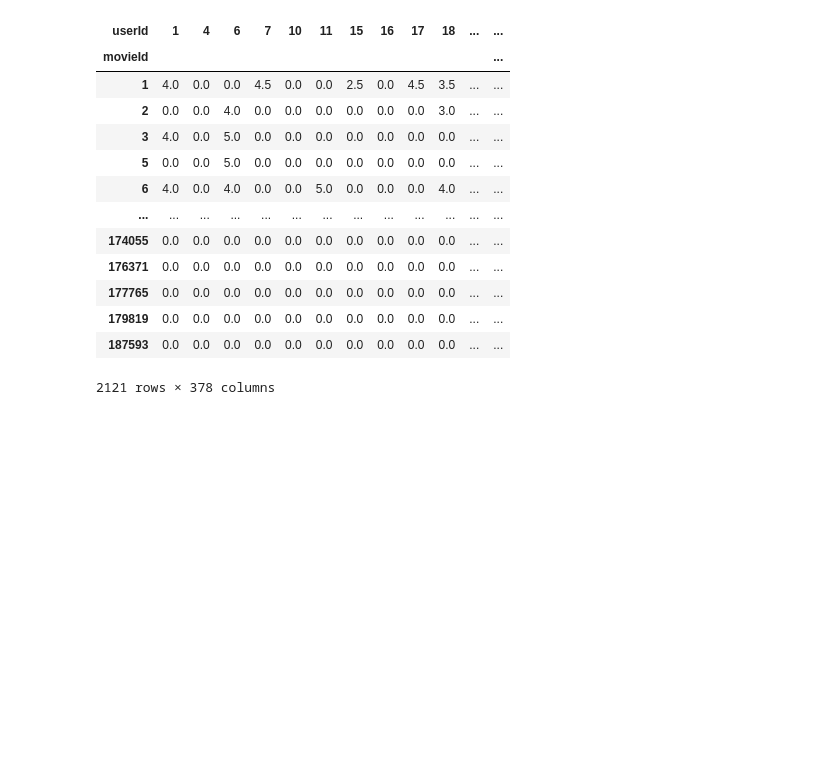
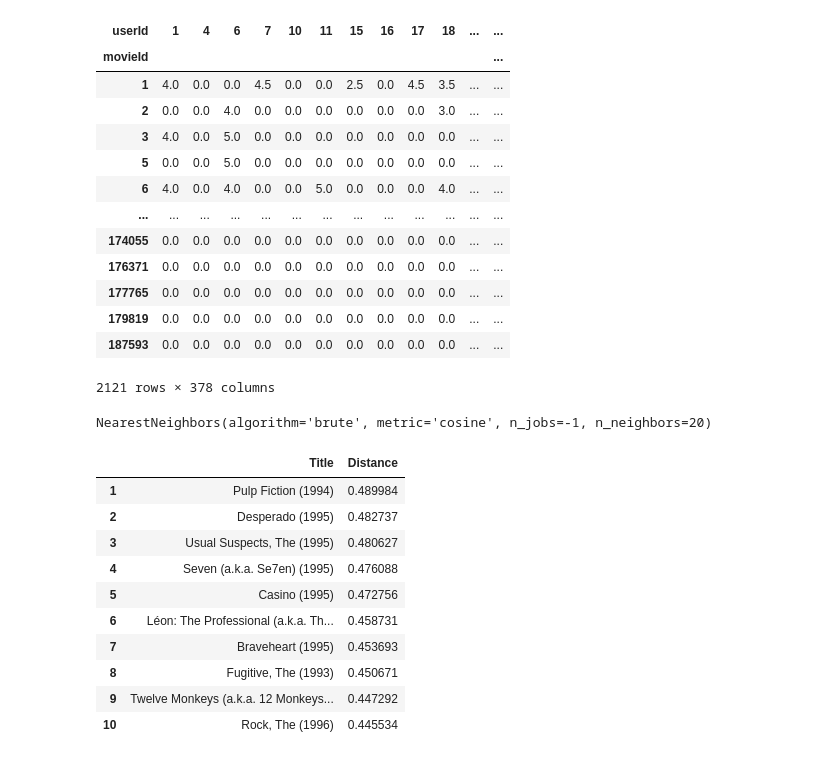
Before and after one commit to AliAlYaman/Collaborative-Recommendation, a Jupyter notebook: collaborative-recommendation.ipynb, the cells around one changed output. Drawn from its saved outputs; the diff is of its cells as text; code cells hidden in the pictures; blank space fills up the shorter version.

```diff
--- a/collaborative-recommendation.ipynb
+++ b/collaborative-recommendation.ipynb
@@ -147,0 +150,43 @@ final_dataset.reset_index(inplace=True)
+# %%
+knn = NearestNeighbors(metric='cosine', algorithm='brute', n_neighbors=20, n_jobs=-1)
+knn.fit(csr_data)
+# %% [output]
+NearestNeighbors(algorithm='brute', metric='cosine', n_jobs=-1, n_neighbors=20)
+# %%
+def get_movie_recommendation(movie_name):
+    n_movies_to_reccomend = 10
+    movie_list = movies[movies['title'].str.contains(movie_name)]
+    if len(movie_list):
+        movie_idx= movie_list.iloc[0]['movieId']
+        movie_idx = final_dataset[final_dataset['movieId'] == movie_idx].index[0]
+
+        distances , indices = knn.kneighbors(csr_data[movie_idx],n_neighbors=n_movies_to_reccomend+1)
+        rec_movie_indices = sorted(list(zip(indices.squeeze().tolist(),distances.squeeze().tolist())),\
+                               key=lambda x: x[1])[:0:-1]
+
+        recommend_frame = []
+
+        for val in rec_movie_indices:
+            movie_idx = final_dataset.iloc[val[0]]['movieId']
+            idx = movies[movies['movieId'] == movie_idx].index
+            recommend_frame.append({'Title':movies.iloc[idx]['title'].values[0],'Distance':val[1]})
+        df = pd.DataFrame(recommend_frame,index=range(1,n_movies_to_reccomend+1))
+        return df
+
+    else:
+
+        return "No movies found. Please check your input"
+# %%
+get_movie_recommendation("Heat")
+# %% [output]
+|  | Title | Distance |
+| 1 | Pulp Fiction (1994) | 0.489984 |
+| 2 | Desperado (1995) | 0.482737 |
+| 3 | Usual Suspects, The (1995) | 0.480627 |
+| 4 | Seven (a.k.a. Se7en) (1995) | 0.476088 |
+| 5 | Casino (1995) | 0.472756 |
+| 6 | Léon: The Professional (a.k.a. Th... | 0.458731 |
+| 7 | Braveheart (1995) | 0.453693 |
+| 8 | Fugitive, The (1993) | 0.450671 |
+| 9 | Twelve Monkeys (a.k.a. 12 Monkeys... | 0.447292 |
+| 10 | Rock, The (1996) | 0.445534 |
```
Also changed, not shown: parts of 1 cell of this notebook.
